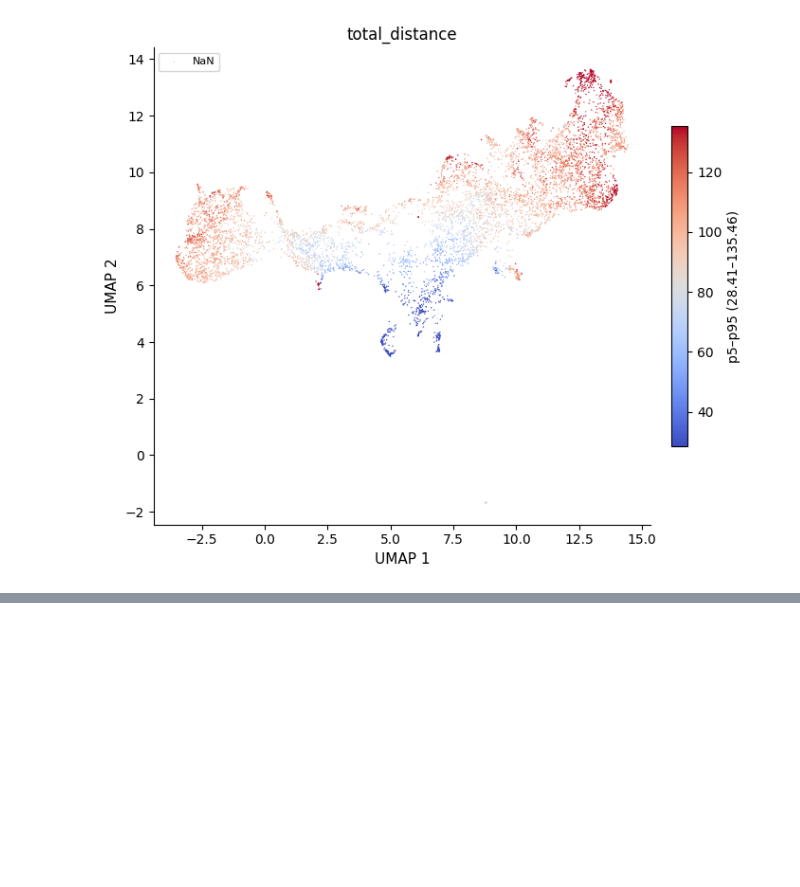
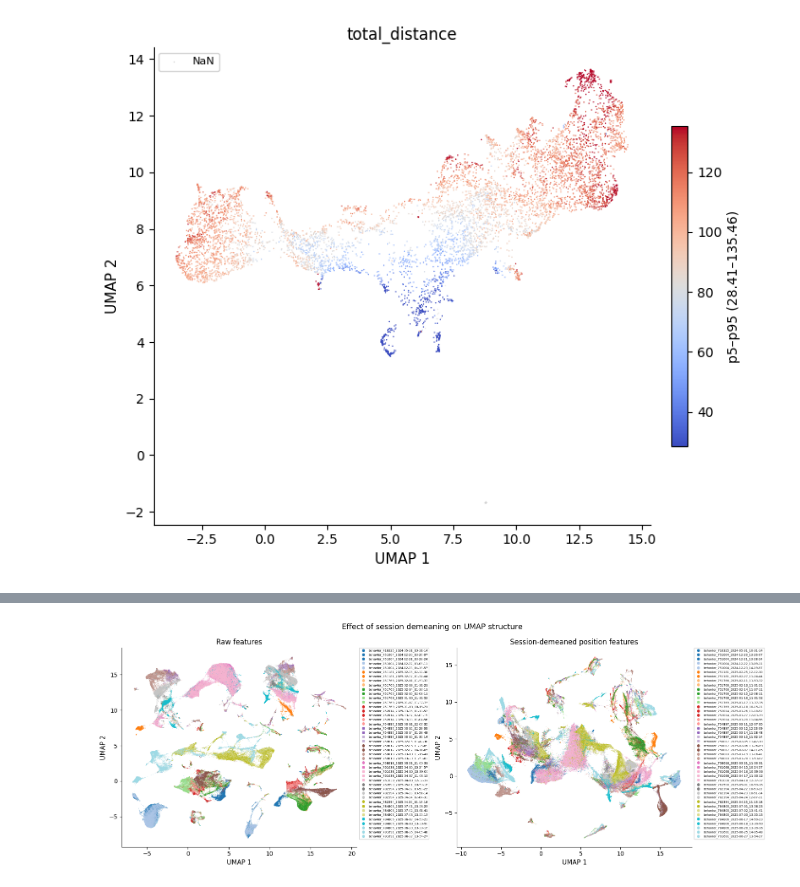
Before and after one commit to 1mattbecker/kinematics_analysis, a Jupyter notebook: code/umap.ipynb, the cells around one changed output, grey strips where cells are left out. Drawn from its saved outputs; the diff is of its cells as text; code cells hidden in the pictures; blank space fills up the shorter version.

```diff
--- a/code/umap.ipynb
+++ b/code/umap.ipynb
@@ -309,0 +314,89 @@ plot_umap_colored(embedding_session, df_session, 'total_distance', cmap='coolwar
+# %%
+def compare_umap_normalization(df, features=UMAP_FEATURES,
+                                position_features=None,
+                                n_neighbors=30, min_dist=0.1, random_state=42):
+    """
+    Run UMAP on raw vs session-demeaned features and plot side by side colored by session.
+
+    Parameters
+    ----------
+    df : pd.DataFrame
+        all_tongue_movements or filtered subset.
+    features : list of str
+        Full feature set for UMAP.
+    position_features : list of str
+        Subset of features to demean within session. If None, uses default position features.
+    """
+    if position_features is None:
+        position_features = [
+            'startpoint_x', 'startpoint_y', 'endpoint_x', 'endpoint_y',
+            'min_x', 'max_x', 'min_y', 'max_y',
+            'max_x_from_jaw', 'max_y_from_jaw', 'excursion_angle_deg',
+        ]
+    position_features = [f for f in position_features if f in df.columns]
+
+    # ── raw ──────────────────────────────────────────────────────
+    print("Running UMAP on raw features...")
+    embedding_raw, df_raw = run_umap_tongue_movements(
+        df, features=features, n_neighbors=n_neighbors,
+        min_dist=min_dist, random_state=random_state
+    )
+
+    # ── session-demeaned ─────────────────────────────────────────
+    print("Running UMAP on session-demeaned features...")
+    df_demeaned = df.copy()
+    for feat in position_features:
+        df_demeaned[feat] = df_demeaned.groupby('session')[feat].transform(
+            lambda x: x - x.mean()
+        )
+    embedding_norm, df_norm = run_umap_tongue_movements(
+        df_demeaned, features=features, n_neighbors=n_neighbors,
+        min_dist=min_dist, random_state=random_state
+    )
+
+    # ── plot side by side ────────────────────────────────────────
+    fig, axes = plt.subplots(1, 2, figsize=(16, 6))
+    scatter_kw = dict(s=1, alpha=0.4, linewidths=0, rasterized=True)
+
+    for ax, embedding, df_plot, title in zip(
+        axes,
+        [embedding_raw, embedding_norm],
+        [df_raw, df_norm],
+        ['Raw features', 'Session-demeaned position features']
+    ):
+        sessions = df_plot['session'].astype('category')
+        codes = sessions.cat.codes
+        n_sess = len(sessions.cat.categories)
+        cmap = plt.cm.get_cmap('tab20', n_sess)
+
+        ax.scatter(embedding[:, 0], embedding[:, 1], c=codes,
+                   cmap='tab20', vmin=0, vmax=n_sess, **scatter_kw)
+
+        handles = [
+            plt.Line2D([0], [0], marker='o', color='w',
+                       markerfacecolor=cmap(i / max(n_sess - 1, 1)),
+                       markersize=6, label=sess)
+            for i, sess in enumerate(sessions.cat.categories)
+        ]
+        leg = ax.legend(handles=handles, fontsize=5, bbox_to_anchor=(1.01, 1),
+                        loc='upper left', borderaxespad=0)
+        for lh in leg.legend_handles:
+            lh.set_alpha(1.0)
+
+        ax.set_title(title, fontsize=12)
+        ax.set_xlabel('UMAP 1', fontsize=11)
+        ax.set_ylabel('UMAP 2', fontsize=11)
+        ax.spines[['top', 'right']].set_visible(False)
+
+    plt.suptitle('Effect of session demeaning on UMAP structure', fontsize=13)
+    plt.tight_layout()
+    plt.show()
+
+    return embedding_raw, df_raw, embedding_norm, df_norm
+
+
+# --- Usage ---
+embedding_raw, df_raw, embedding_norm, df_norm = compare_umap_normalization(
+    all_tongue_movements
+)
+# %% [output]
@@ -309,0 +449 @@ plot_umap_colored(embedding_session, df_session, 'total_distance', cmap='coolwar
+[figure, added]
```
Also changed, not shown: parts of 10 cells of this notebook.
